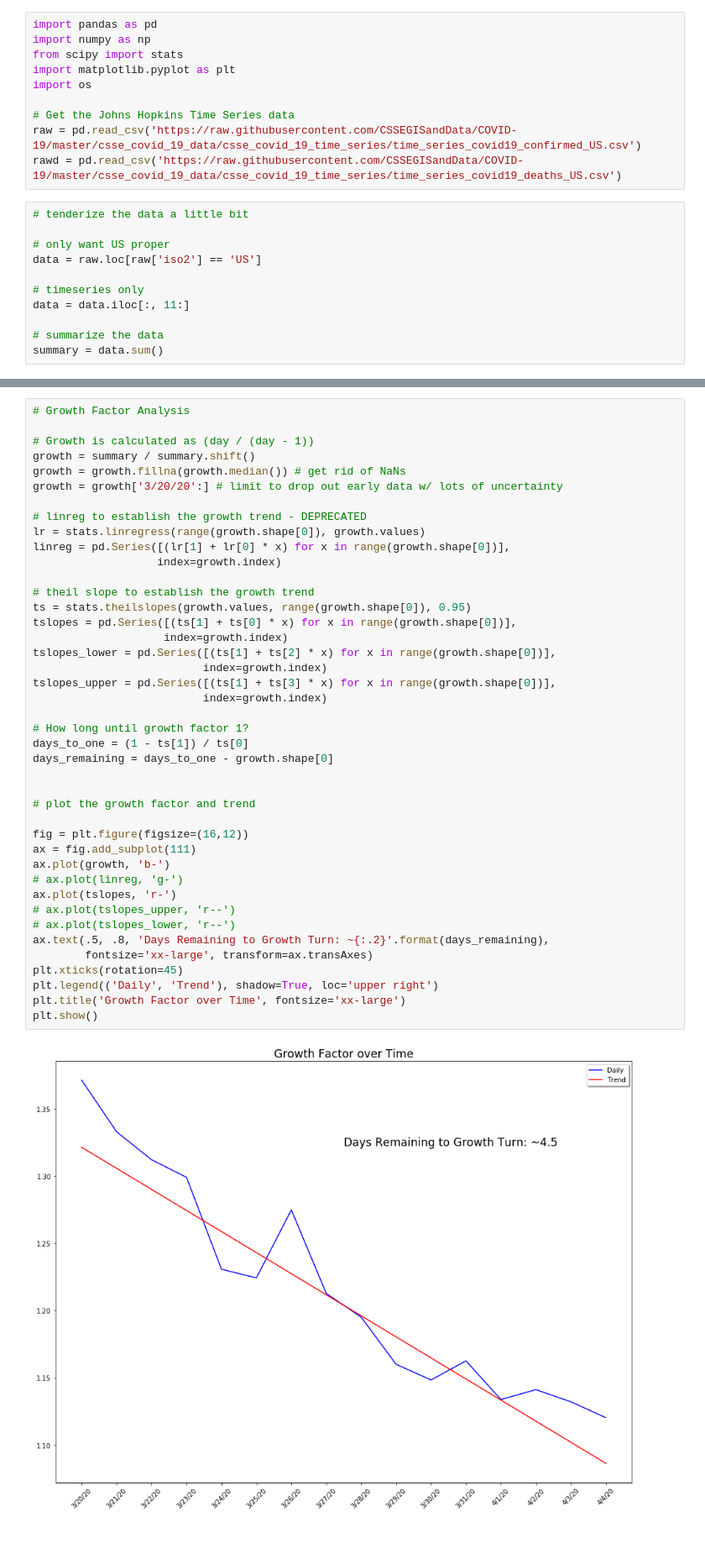
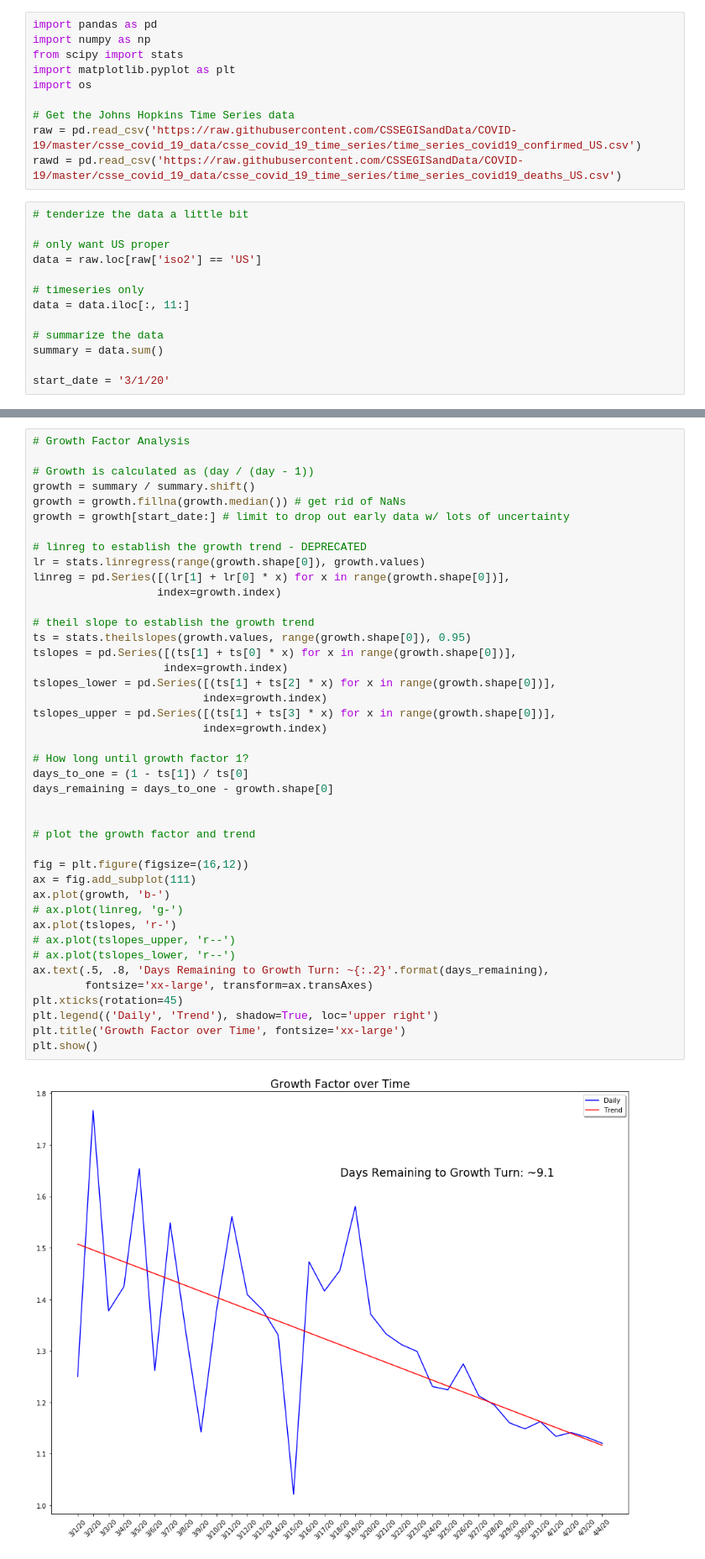
Before and after one commit to gschwim/COVID-19-Looking-Glass, a Jupyter notebook: COVID-19 Looking Glass.ipynb, the cells around one changed output, grey strips where cells are left out. Shown at 84% size. Saved outputs shown, nothing was run; the diff lists cells and outputs as text.

```diff
--- a/COVID-19 Looking Glass.ipynb
+++ b/COVID-19 Looking Glass.ipynb
@@ -24,6 +39,8 @@ data = data.iloc[:, 11:]
 
 # summarize the data
 summary = data.sum()
+
+start_date = '3/1/20'
 # %%
 # Confirmed cases
 
@@ -65,7 +82,7 @@ plt.show()
 # Growth is calculated as (day / (day - 1))
 growth = summary / summary.shift()
 growth = growth.fillna(growth.median()) # get rid of NaNs
-growth = growth['3/20/20':] # limit to drop out early data w/ lots of uncertainty
+growth = growth[start_date:] # limit to drop out early data w/ lots of uncertainty
 
 # linreg to establish the growth trend - DEPRECATED
 lr = stats.linregress(range(growth.shape[0]), growth.values)
@@ -75,31 +92,31 @@ linreg = pd.Series([(lr[1] + lr[0] * x) for x in range(growth.shape[0])],
 # theil slope to establish the growth trend
 ts = stats.theilslopes(growth.values, range(growth.shape[0]), 0.95)
 tslopes = pd.Series([(ts[1] + ts[0] * x) for x in range(growth.shape[0])],
                     index=growth.index)
 tslopes_lower = pd.Series([(ts[1] + ts[2] * x) for x in range(growth.shape[0])],
                           index=growth.index)
 tslopes_upper = pd.Series([(ts[1] + ts[3] * x) for x in range(growth.shape[0])],
                           index=growth.index)
 
 # How long until growth factor 1?
 days_to_one = (1 - ts[1]) / ts[0]
 days_remaining = days_to_one - growth.shape[0]
 
 
 # plot the growth factor and trend
 
 fig = plt.figure(figsize=(16,12))
 ax = fig.add_subplot(111)
 ax.plot(growth, 'b-')
 # ax.plot(linreg, 'g-')
 ax.plot(tslopes, 'r-')
 # ax.plot(tslopes_upper, 'r--')
 # ax.plot(tslopes_lower, 'r--')
 ax.text(.5, .8, 'Days Remaining to Growth Turn: ~{:.2}'.format(days_remaining),
         fontsize='xx-large', transform=ax.transAxes)
 plt.xticks(rotation=45)
 plt.legend(('Daily', 'Trend'), shadow=True, loc='upper right')
 plt.title('Growth Factor over Time', fontsize='xx-large')
 plt.show()
 # %% [output]
-[figure, old version]
+[figure, new version]
```
Also changed, not shown: parts of 3 cells of this notebook.
